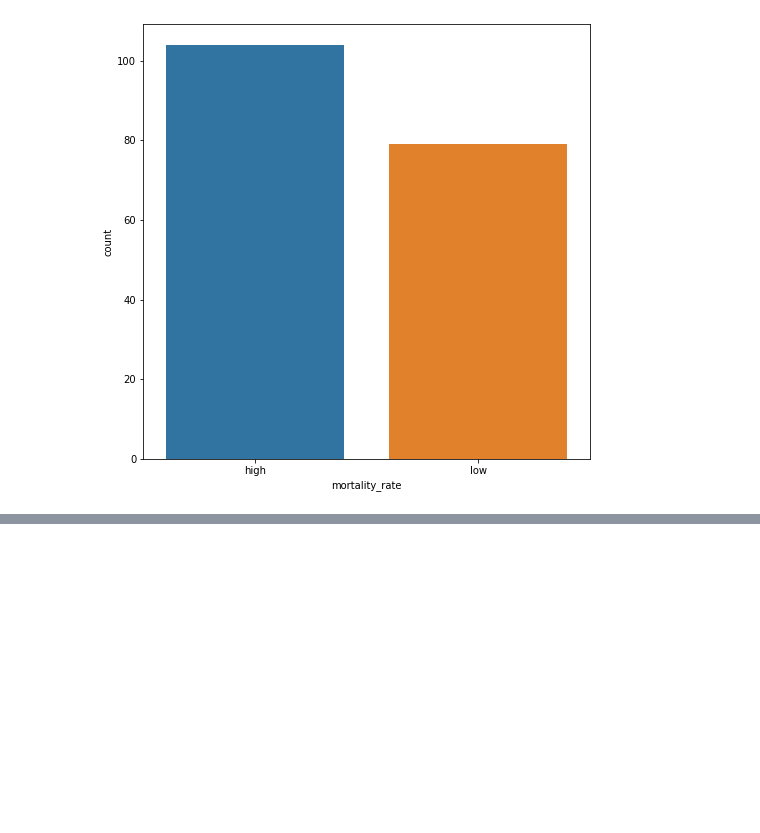
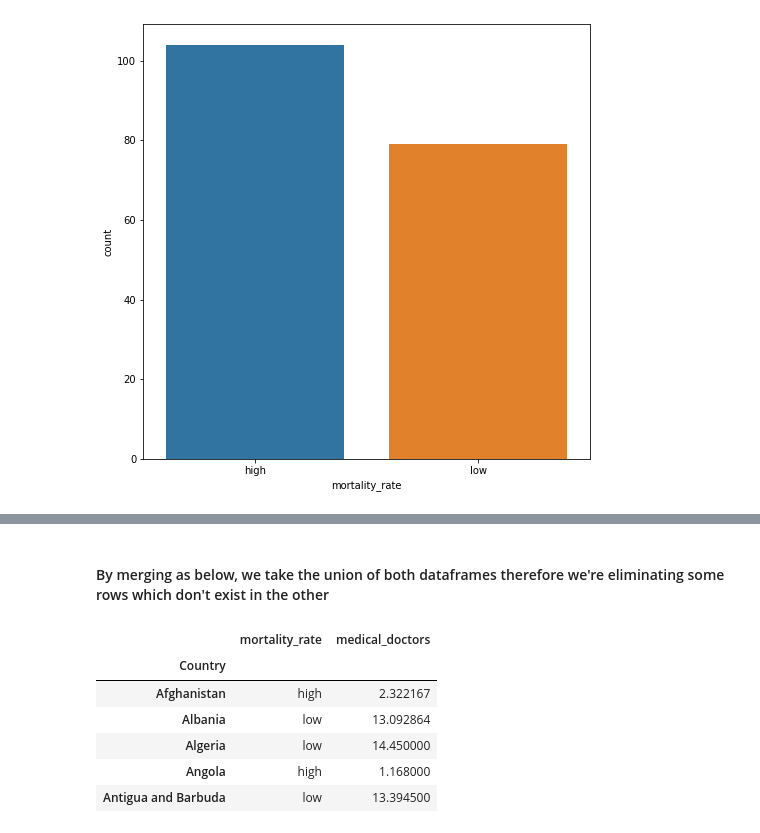
Before and after one commit to jadali17/mortality-classification, a Jupyter notebook: example-analysis-and-preprocessing.ipynb, the cells around one changed output, grey strips where cells are left out. Saved outputs shown, nothing was run; the diff lists cells and outputs as text; code cells hidden in the pictures; blank space fills up the shorter version.

```diff
--- a/example-analysis-and-preprocessing.ipynb
+++ b/example-analysis-and-preprocessing.ipynb
@@ -8,11 +9,11 @@ import numpy as np
 # %%
 data=pd.read_csv("Data/adult_mortality_by_country.csv",header=1)
 mortality=data.drop(columns=['Male','Female'])
-df=df.rename(columns={"Both sexes": "mortality_rate"})
-df['mortality_rate'].describe()
-df['Year']=pd.to_datetime(df['Year'],format='%Y')
-df=df.groupby(['Country']).mean()
-df.describe()
+mortality=mortality.rename(columns={"Both sexes": "mortality_rate"})
+mortality['mortality_rate'].describe()
+mortality['Year']=pd.to_datetime(mortality['Year'],format='%Y')
+mortality=mortality.groupby(['Country']).mean()
+mortality.describe()
 # %% [output]
 |  | mortality_rate |
 | count | 183.000000 |
@@ -79,0 +61,3 @@ df.head(15)                                                             #FOR NOW
+# %%
+mortality['mortality_rate'] = np.where(mortality['mortality_rate'] <150, 'low', 'high')
+mortality.head(15)
@@ -87,0 +93,19 @@ sns.countplot(x=df['mortality_rate'],ax=ax)
+# %%
+data=pd.read_csv("Data/medical_doctors.csv")
+doctors=data.drop(data.columns[[3,4,5,6]], axis=1)
+doctors['Year']=pd.to_datetime(doctors['Year'],format='%Y')
+doctors=doctors.rename(columns={"Medical doctors (per 10 000 population)": "medical_doctors"})
+doctors=doctors.groupby(['Country']).mean()
+# %% [markdown]
+#### By merging as below, we take the union of both dataframes therefore we're eliminating some rows which don't exist in the other
+# %%
+merged_data = pd.merge(left=mortality, right=doctors, left_on='Country', right_on='Country')
+merged_data.head(5)
+# %% [output]
+|  | mortality_rate | medical_doctors |
+| Country |  |  |
+| Afghanistan | high | 2.322167 |
+| Albania | low | 13.092864 |
+| Algeria | low | 14.450000 |
+| Angola | high | 1.168000 |
+| Antigua and Barbuda | low | 13.394500 |
```
Also changed, not shown: parts of 12 cells of this notebook.
